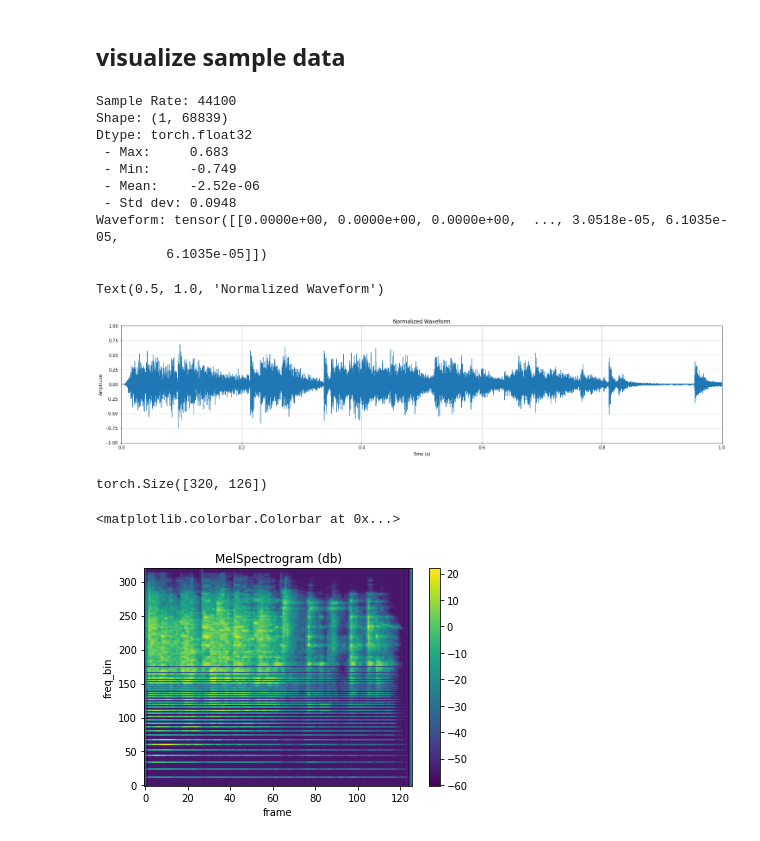
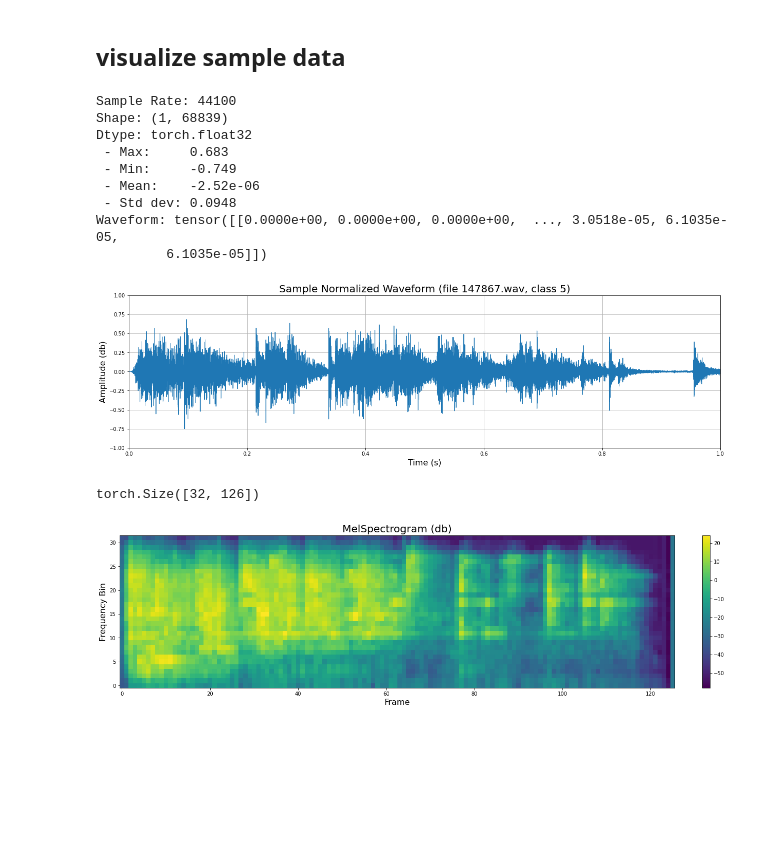
Before and after one commit to relaxxpls/Audio-Classification, a Jupyter notebook: visualization.ipynb, the cells around one changed output. Drawn from its saved outputs; the diff is of its cells as text; code cells hidden in the pictures; blank space fills up the shorter version.

Commit message:
📦 NEW: Add visualisations

```diff
--- a/visualization.ipynb
+++ b/visualization.ipynb
@@ -4,45 +6,49 @@ import torch
 import torch.nn as nn
 import torchaudio
 import torchaudio.transforms as aT
+# %%
+VISUALIZATION_PATH = Path("./visualization")
+VISUALIZATION_PATH.mkdir(exist_ok=True)
 # %% [markdown]
 ## visualize sample data
 # %%
 waveform, sample_rate = torchaudio.load('./dataset/5/147867.wav')
 downsample_rate=16000
 
 print("Sample Rate:", sample_rate)
 print("Shape:", tuple(waveform.shape))
 print("Dtype:", waveform.dtype)
 print(f" - Max:     {waveform.max():.3g}")
 print(f" - Min:     {waveform.min():.3g}")
 print(f" - Mean:    {waveform.mean():.3g}")
 print(f" - Std dev: {waveform.std():.3g}")
 print("Waveform:", waveform)
 
-figure = plt.figure(figsize=(25, 5))
+figure = plt.figure(figsize=(17, 5), constrained_layout=True)
 time_axis = torch.arange(0, len(waveform[0])) / sample_rate
+
 plt.plot(time_axis, waveform[0], linewidth=1)
 plt.grid(True)
-plt.xlabel('Time (s)')
-plt.ylabel('Amplitude')
+plt.xlabel('Time (s)', fontsize=16)
+plt.ylabel('Amplitude (db)', fontsize=16)
 plt.xlim(0, 1)
 plt.ylim(-1, 1)
-plt.title("Normalized Waveform")
+plt.title("Sample Normalized Waveform (file 147867.wav, class 5)", fontsize=20)
+plt.savefig(VISUALIZATION_PATH / 'waveform.png', facecolor='w', transparent=False)
 # %% [output]
 Sample Rate: 44100
 Shape: (1, 68839)
 Dtype: torch.float32
  - Max:     0.683
  - Min:     -0.749
  - Mean:    -2.52e-06
  - Std dev: 0.0948
 Waveform: tensor([[0.0000e+00, 0.0000e+00, 0.0000e+00,  ..., 3.0518e-05, 6.1035e-05,
          6.1035e-05]])
-Text(0.5, 1.0, 'Normalized Waveform')
-[figure, old version]
+[figure, new version]
 # %%
 transforms = nn.Sequential(
-    aT.MelSpectrogram(sample_rate=44100, n_mels=320),
+    aT.MelSpectrogram(sample_rate=44100, n_mels=32),
     aT.AmplitudeToDB(top_db=80.0),
     aT.Resample(orig_freq=sample_rate, new_freq=downsample_rate),
 )
@@ -50,12 +56,13 @@ transforms = nn.Sequential(
 spec = transforms(waveform[0])
 print(spec.shape)
 
+plt.figure(figsize=(17, 5), constrained_layout=True)
 plt.imshow(spec, origin='lower', aspect='auto')
-plt.title('MelSpectrogram (db)')
-plt.ylabel('freq_bin')
-plt.xlabel('frame')
+plt.ylabel('Frequency Bin', fontsize=16)
+plt.xlabel('Frame', fontsize=16)
+plt.title('MelSpectrogram (db)', fontsize=20)
 plt.colorbar()
+plt.savefig(VISUALIZATION_PATH / 'melspec.png', facecolor='w', transparent=False)
 # %% [output]
-torch.Size([320, 126])
+torch.Size([32, 126])
-<matplotlib.colorbar.Colorbar at 0x...>
-[figure, old version]
+[figure, new version]
```
Also changed, not shown: parts of 2 cells of this notebook, 2 other files.
